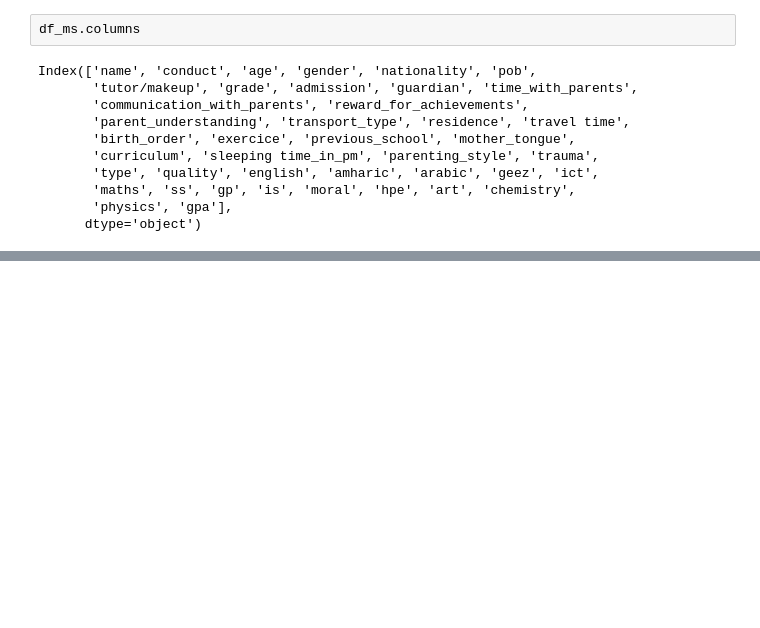
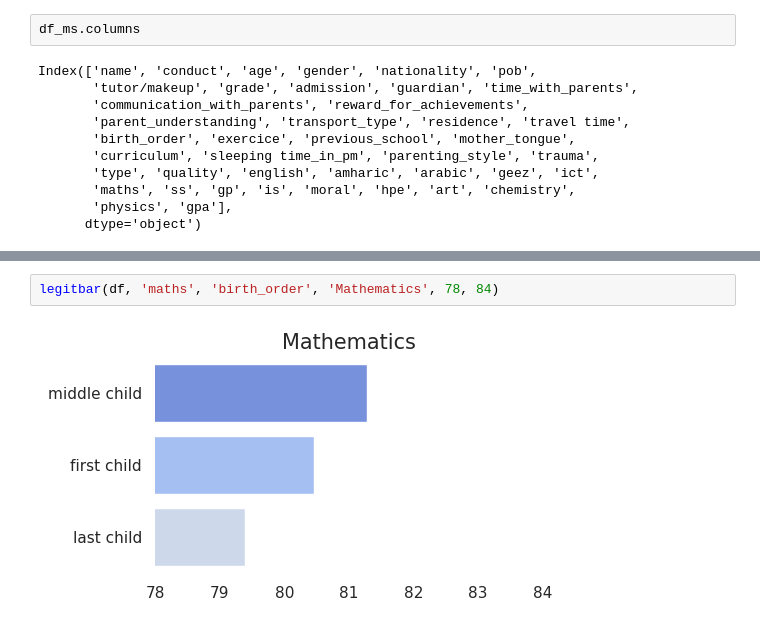
Before and after one commit to Ammon21/School-Data-Science-Project, a Jupyter notebook: notebooks/data_analysis.ipynb, the cells around one changed output, grey strips where cells are left out. Cells and saved outputs as stored; diff of their text form; blank space fills up the shorter version.

```diff
--- a/notebooks/data_analysis.ipynb
+++ b/notebooks/data_analysis.ipynb
@@ -31,0 +138,4 @@ hs_filter = df_hs[['conduct', 'age', 'gender', 'grade', 'admission', 'birth_orde
+# %%
+legitbar(df, 'maths', 'birth_order', 'Mathematics', 78, 84)
+# %% [output]
+[figure, added]
```
Also changed, not shown: parts of 23 cells of this notebook.
